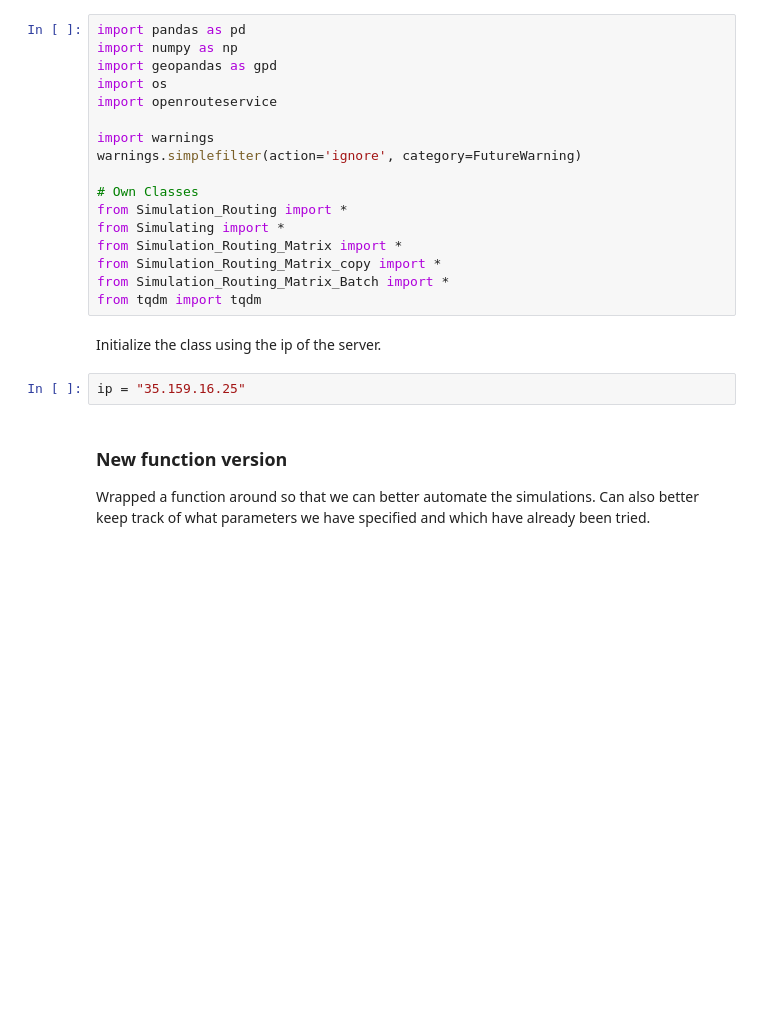
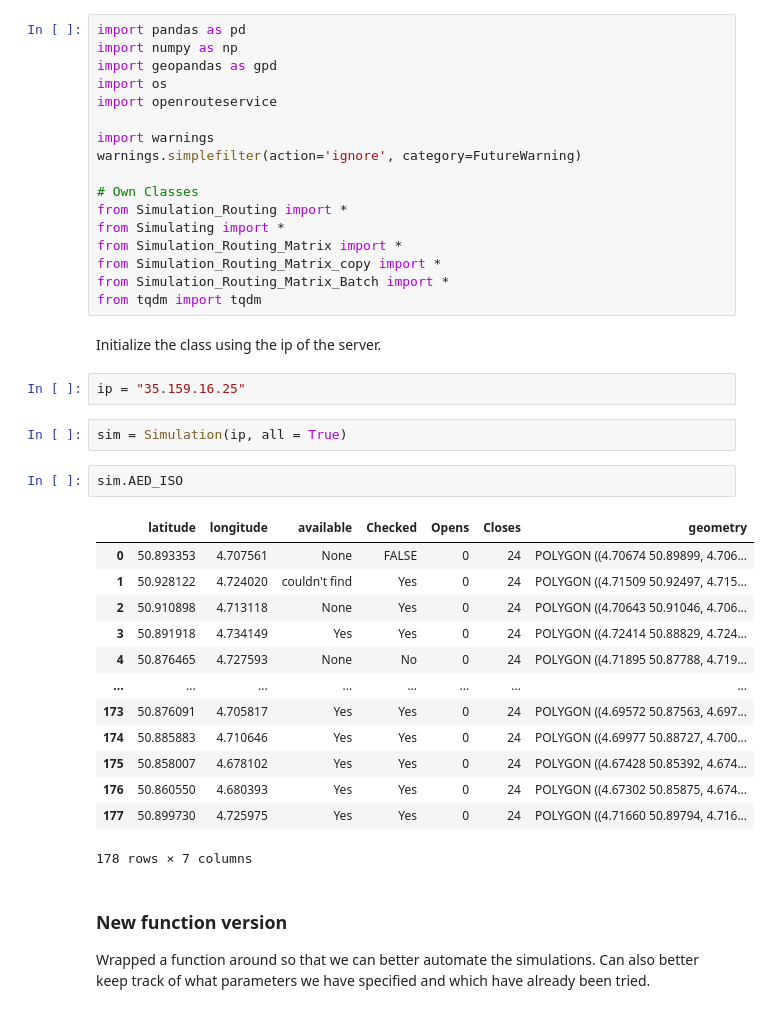
Before and after one commit to Leowiser/AED-Route-Optimization-MDA-Project, a Jupyter notebook: Simulation_Run.ipynb, the cells around one changed output. Cells and saved outputs as stored; diff of their text form; blank space fills up the shorter version.

```diff
--- a/Simulation_Run.ipynb
+++ b/Simulation_Run.ipynb
@@ -21,6 +21,24 @@ from tqdm import tqdm
 Initialize the class using the ip of the server.
 # %%
 ip = "35.159.16.25"
+# %%
+sim = Simulation(ip, all = True)
+# %%
+sim.AED_ISO
+# %% [output]
+|  | latitude | longitude | available | Checked | Opens | Closes | geometry |
+| 0 | 50.893353 | 4.707561 | None | FALSE | 0 | 24 | POLYGON ((4.70674 50.89899, 4.706... |
+| 1 | 50.928122 | 4.724020 | couldn't find | Yes | 0 | 24 | POLYGON ((4.71509 50.92497, 4.715... |
+| 2 | 50.910898 | 4.713118 | None | Yes | 0 | 24 | POLYGON ((4.70643 50.91046, 4.706... |
+| 3 | 50.891918 | 4.734149 | Yes | Yes | 0 | 24 | POLYGON ((4.72414 50.88829, 4.724... |
+| 4 | 50.876465 | 4.727593 | None | No | 0 | 24 | POLYGON ((4.71895 50.87788, 4.719... |
+| ... | ... | ... | ... | ... | ... | ... | ... |
+| 173 | 50.876091 | 4.705817 | Yes | Yes | 0 | 24 | POLYGON ((4.69572 50.87563, 4.697... |
+| 174 | 50.885883 | 4.710646 | Yes | Yes | 0 | 24 | POLYGON ((4.69977 50.88727, 4.700... |
+| 175 | 50.858007 | 4.678102 | Yes | Yes | 0 | 24 | POLYGON ((4.67428 50.85392, 4.674... |
+| 176 | 50.860550 | 4.680393 | Yes | Yes | 0 | 24 | POLYGON ((4.67302 50.85875, 4.674... |
+| 177 | 50.899730 | 4.725975 | Yes | Yes | 0 | 24 | POLYGON ((4.71660 50.89794, 4.716... |
+178 rows × 7 columns
 # %% [markdown]
 ### New function version
 Wrapped a function around so that we can better automate the simulations. Can also better keep track of what parameters we have specified and which have already been tried.
```
Also changed, not shown: parts of 3 cells of this notebook, 7 other files.
